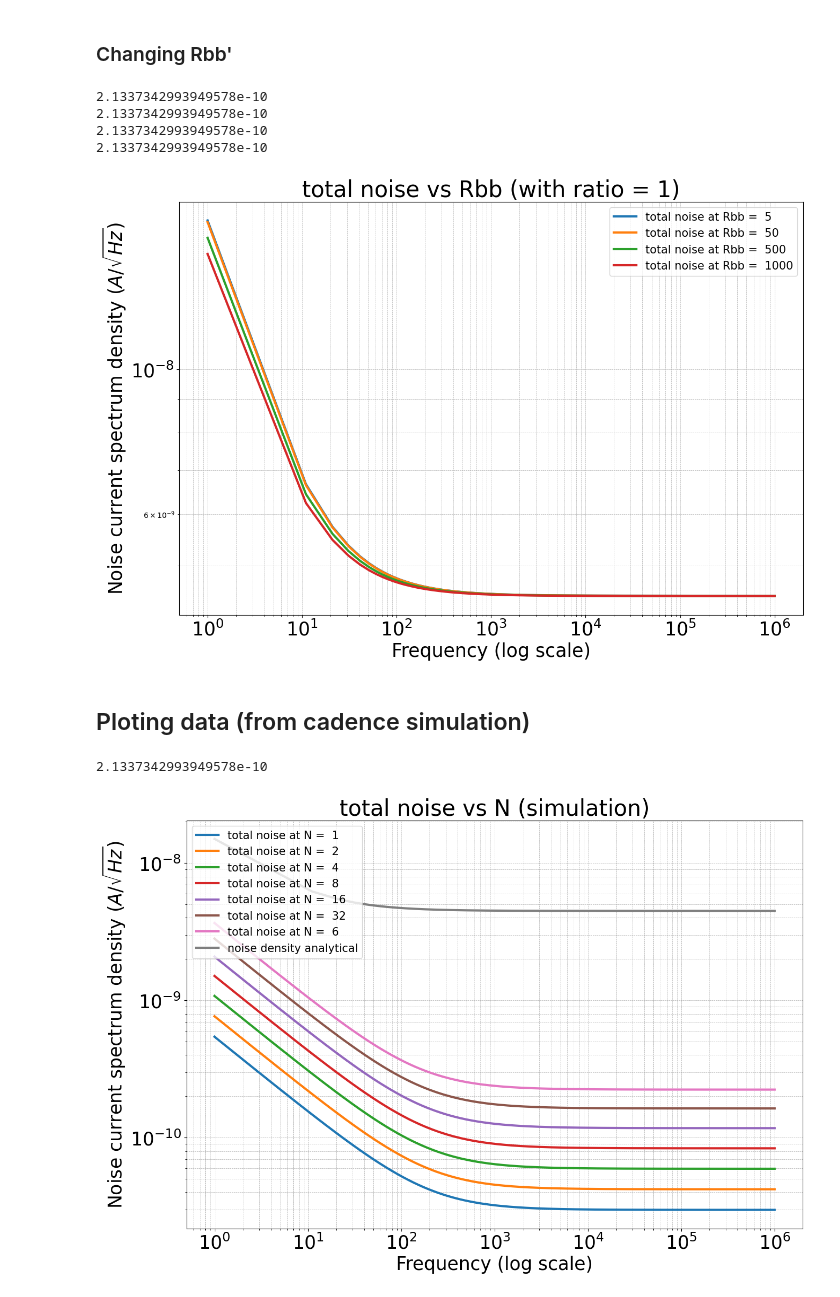
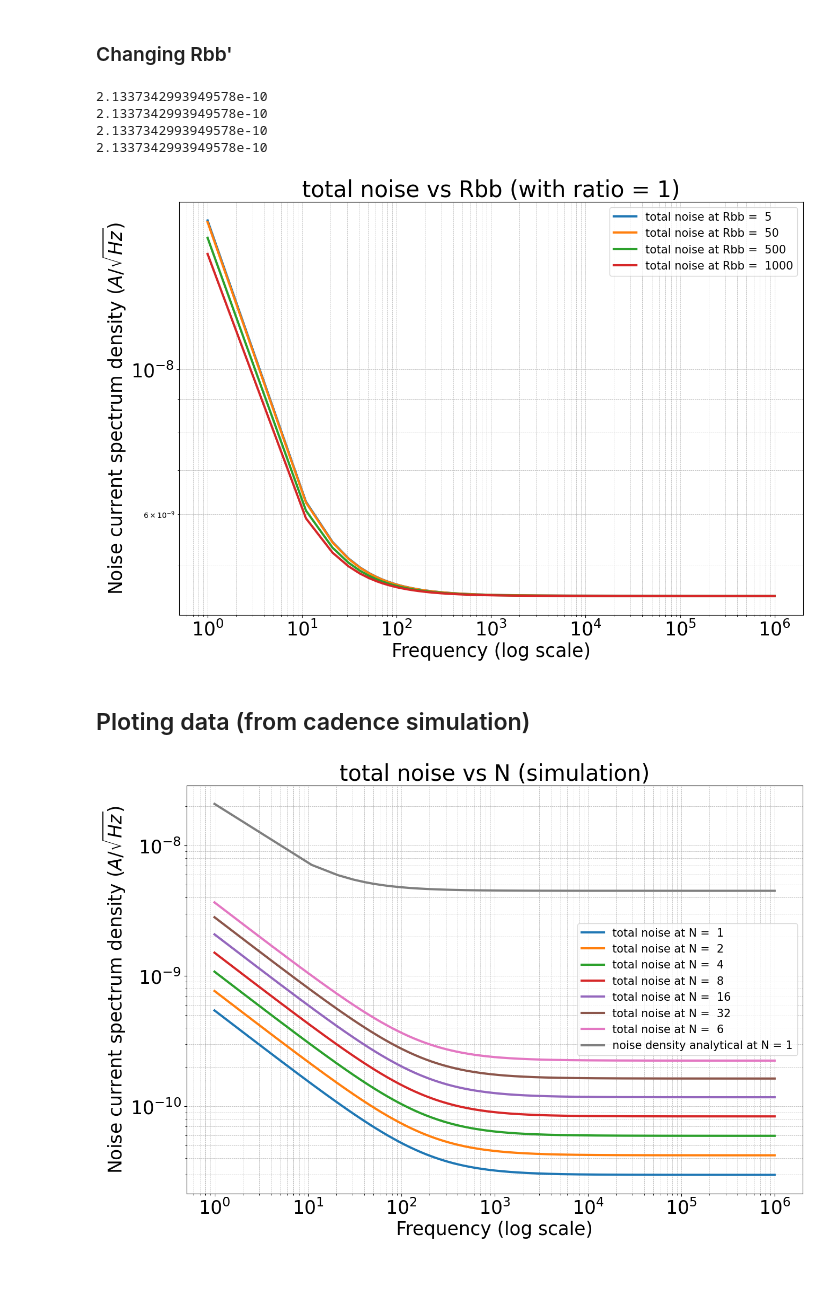
Before and after one commit to BaoTON1701/DAC_noise, a Jupyter notebook: noise_plt.ipynb, the cells around one changed output. Saved outputs shown, nothing was run; the diff lists cells and outputs as text; code cells hidden in the pictures.

```diff
--- a/noise_plt.ipynb
+++ b/noise_plt.ipynb
@@ -42,7 +42,7 @@ def flicker_noise(beta,N,T,f):
     K_f = (2e-8)*(1/4)**0.5 *(1.923 * (5e-6 + 0.04))**1.5
     print(K_f)
     VT = k_B * T /q
-    A = K_f * ((Ic**2) / f)
+    A = K_f * ((Ic**2) / f**1.1)
     B =  (N * beta * VT)**2 /  ((N+1) * (Ic * Rbb + beta * VT))**2
     C =  (N * beta * VT / ((N+1) * Ic * Rbb + beta * VT))**2
     return A*( B + C)
@@ -170,23 +170,22 @@ Ib =  Ic / beta
 Ib1 = Ib
 Ib2 = N * Ib1
 alpha = 2
-
+gamma = 1.0932
 print(f' h111 = {h111} Ohm, h112 = {h112} Ohm')
 print(f' Rbb1 = {Rbb1} Ohm, Rbb2 = {Rbb2} Ohm')
 print(f' Ib1 = {Ib1} Ohm, Ib2 = {Ib2} Ohm')
 
 print(f'Kf = {K_f}')
 def SIx(f):
-     alpha = 2
      num = np.ones(np.size(f))
      SVBE2 = (
      ((4 * k_B * T * Rbb2) * h112 / (Rbb1 + Rbb2 + h111 + h112))**2 * num
-     + ((2 * q * Ib2 * num + K_f * (Ib2 ** alpha) / f )**0.5 * (h112 * (Rbb1 + Rbb2 + h111) / (h112 + Rbb1 + Rbb2 + h111)))**2
+     + ((2 * q * Ib2 * num + K_f * (Ib2 ** alpha) / f**gamma )**0.5 * (h112 * (Rbb1 + Rbb2 + h111) / (h112 + Rbb1 + Rbb2 + h111)))**2
      + ((2 * q * Ic1 * num)**0.5 * (h111 * (h111 + Rbb1)) / (h111 + h112 + Rbb1 + Rbb2))**2 * num
-     + ((2 * q * Ib1 * num + K_f * (Ib1 ** alpha) / f)**0.5 * ((h111 * h112)/(Rbb1 + Rbb2 + h112)))**2
+     + ((2 * q * Ib1 * num + K_f * (Ib1 ** alpha) / f**gamma)**0.5 * ((h111 * h112)/(Rbb1 + Rbb2 + h112)))**2
      + ((4 * k_B * T * Rbb1)**0.5 * (h112 / (Rbb1 + Rbb2 + h111 + h112)))**2 * num
      )
-     return np.sqrt(beta**2 * SVBE2 / h112**2)# + 2 * q * Ic2
+     return np.sqrt(beta**2 * SVBE2 / h112**2 + 2 * q * Ic2 )
 
 print(SIx(1))
 # %% [output]
@@ -260,7 +259,7 @@ plt.grid(True, which='both', linestyle='--', linewidth=0.5)
 2.1337342993949578e-10
 2.1337342993949578e-10
 2.1337342993949578e-10
-[figure, old version]
+[figure, new version]
 # %% [markdown]
 ## Ploting data (from cadence simulation)
 # %%
@@ -270,19 +269,19 @@ data = pd.read_csv('noise_current_mirror_numberchange.csv', skiprows=1, header=N
 # %%
 N = [1,2,4,8,16,32,6]
 num_col = np.arange(1,8,1)
 plt.figure(figsize = (15,10))
 for i in num_col:
     # plt.loglog(f, np.sqrt(flicker_noise(beta, n, T, f))*np.ones(np.size(f)) ,lw =  3, label = f'flicker noise at N =  {n}')
     plt.loglog(data[0], data[i] ,lw =  3, label = f'total noise at N =  {N[i-1]}')
-plt.loglog(f, np.sqrt(S_Ix(beta, 1, T, f)) ,lw =  3, label = f'noise density analytical')
+# plt.loglog(f, np.sqrt(S_Ix(beta, 1, T, f)) ,lw =  3, label = f'noise density analytical')
+plt.loglog(f, (SIx(f)) ,lw =  3, label = f'noise density analytical at N = 1')
 plt.title('total noise vs N (simulation)',fontsize = 30)
 plt.legend()
 plt.xlabel('Frequency (log scale)', fontsize = 25)
 plt.ylabel(r'Noise current spectrum density $(A/ \sqrt{Hz})$',fontsize = 25)
 plt.xticks(fontsize = 25)
 plt.yticks(fontsize = 25)
 plt.legend(fontsize = 15)
 plt.grid(True, which='both', linestyle='--', linewidth=0.5)
 # %% [output]
-2.1337342993949578e-10
-[figure, old version]
+[figure, new version]
```
Also changed, not shown: parts of 16 cells of this notebook.
